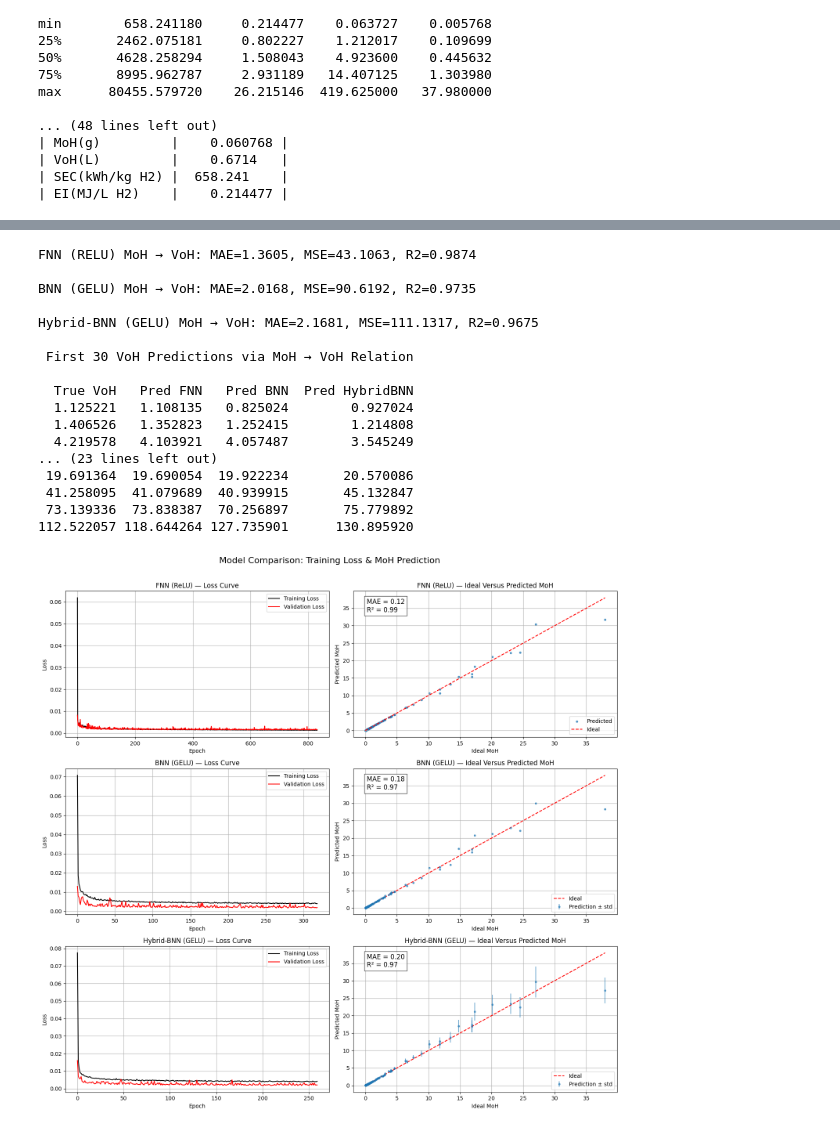
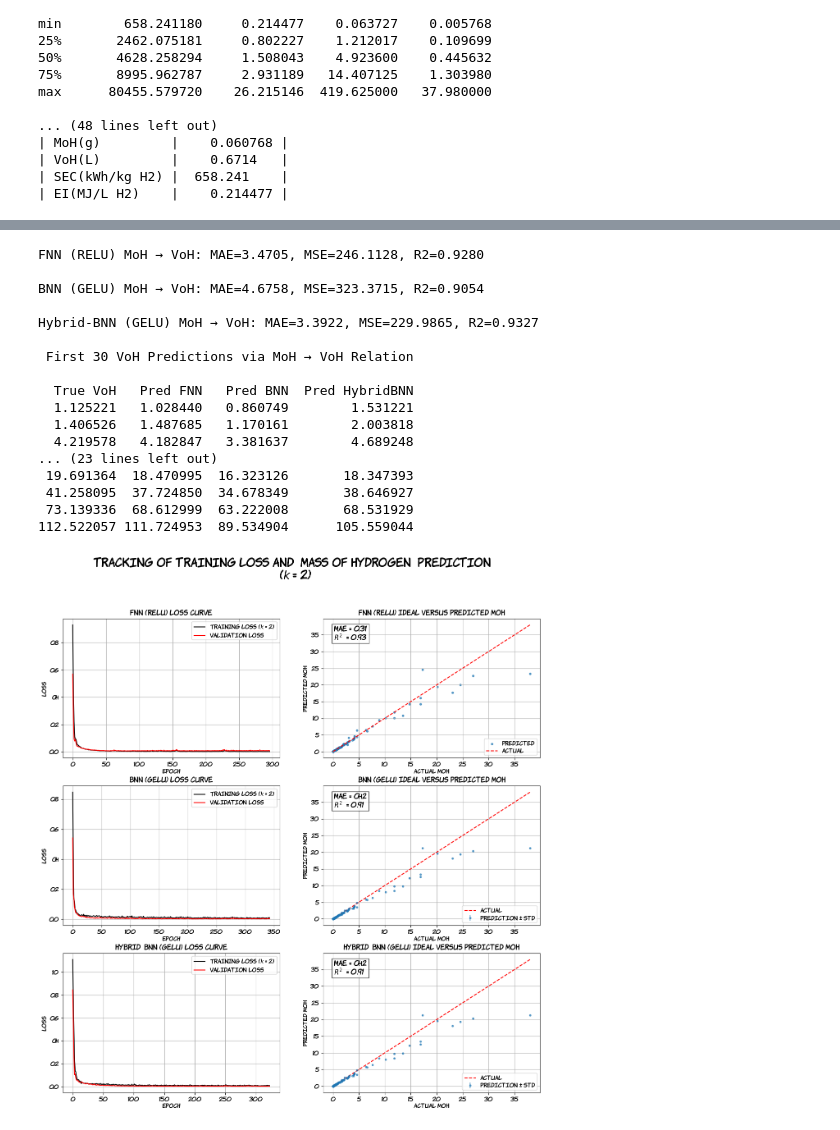
Before and after one commit to teddiclax/METHANE__PYROLYSIS__H2, a Jupyter notebook: __METHANE__PYROLYSIS__H2__UPDATED__.ipynb, the cells around one changed output, grey strips where cells are left out. Cells and saved outputs as stored; diff of their text form; code cells hidden in the pictures.

```diff
--- a/__METHANE__PYROLYSIS__H2__UPDATED__.ipynb
+++ b/__METHANE__PYROLYSIS__H2__UPDATED__.ipynb
@@ -33,7 +35,7 @@ y_raw = raw_df[[target_col]].values  # The Shape of the Column (MoE) is (N,1)
 
 ## Generating Augmented Data for Training the Neural Networks ##
 np.random.seed(42)
-N_aug = 100 # The Original Raw Dataset is Multiplied by 100 (X 100)
+N_aug = 2 # The Original Raw Dataset is Multiplied by 100 (X 100)
 X_aug = np.repeat(X_raw, N_aug, axis=0)
 y_aug = np.repeat(y_raw, N_aug, axis=0)
 
@@ -683,20 +685,20 @@ df_results = pd.DataFrame({
 print("\n First 30 VoH Predictions via MoH → VoH Relation \n")
 print(df_results.head(30).to_string(index=False))
 # %% [output]
-FNN (RELU) MoH → VoH: MAE=1.3605, MSE=43.1063, R2=0.9874
+FNN (RELU) MoH → VoH: MAE=3.4705, MSE=246.1128, R2=0.9280
 
-BNN (GELU) MoH → VoH: MAE=2.0168, MSE=90.6192, R2=0.9735
+BNN (GELU) MoH → VoH: MAE=4.6758, MSE=323.3715, R2=0.9054
 
-Hybrid-BNN (GELU) MoH → VoH: MAE=2.1681, MSE=111.1317, R2=0.9675
+Hybrid-BNN (GELU) MoH → VoH: MAE=3.3922, MSE=229.9865, R2=0.9327
 
  First 30 VoH Predictions via MoH → VoH Relation
 
   True VoH   Pred FNN   Pred BNN  Pred HybridBNN
-  1.125221   1.108135   0.825024        0.927024
-  1.406526   1.352823   1.252415        1.214808
-  4.219578   4.103921   4.057487        3.545249
+  1.125221   1.028440   0.860749        1.531221
+  1.406526   1.487685   1.170161        2.003818
+  4.219578   4.182847   3.381637        4.689248
 ... (23 lines left out)
- 19.691364  19.690054  19.922234       20.570086
- 41.258095  41.079689  40.939915       45.132847
- 73.139336  73.838387  70.256897       75.779892
-112.522057 118.644264 127.735901      130.895920
+ 19.691364  18.470995  16.323126       18.347393
+ 41.258095  37.724850  34.678349       38.646927
+ 73.139336  68.612999  63.222008       68.531929
+112.522057 111.724953  89.534904      105.559044
@@ -703,5 +707,18 @@ Hybrid-BNN (GELU) MoH → VoH: MAE=2.1681, MSE=111.1317, R2=0.9675
 # %%
 ### GRAPHICAL PLOTS FOR IDEAL VERSUS PREDICTED VALUES & TRAINING AND VALIDATION LOSS TRACKING (COMBINED) ###
+import matplotlib.font_manager as fm
+import matplotlib.pyplot as plt
+
+font_path = "/content/KOMIKAH_.ttf"
+fm.fontManager.addfont(font_path)
+komika = fm.FontProperties(fname=font_path)
+
+# Set globally
+plt.rcParams['font.family'] = komika.get_name()
+
+# Explicitly disable LaTeX rendering
+plt.rcParams['text.usetex'] = False
+
 
 ## Defining the selected Neural Network Model and their corresponding Activation Functions ##
 models = ['FNN', 'BNN', 'Hybrid-BNN']
@@ -723,13 +740,13 @@ val_losses_dict = {
 results_dict = {
     'FNN': fnn_results,
     'BNN': bnn_results,
-    'Hybrid-BNN': hybrid_results
+    'Hybrid-BNN': bnn_results
 }
 
 
 ## Defining the Graphical Plot Configurations ##
 fig, axes = plt.subplots(nrows=3, ncols=2, figsize=(15, 15))
-fig.suptitle("Model Comparison: Training Loss & MoH Prediction", fontsize=16)
+fig.suptitle("TRACKING OF TRAINING LOSS AND  MASS OF HYDROGEN  PREDICTION \n ($k$ = 2)", fontsize=20)
 
 for idx, model in enumerate(models):
     act = activations[model]
@@ -737,49 +754,54 @@ for idx, model in enumerate(models):
 
     ## Graphical Plots 1: Training vs Validation Loss ##
     ax1 = axes[idx, 0]
-    ax1.plot(train_losses_dict[model][act], label='Training Loss',color='k')
+    ax1.plot(train_losses_dict[model][act], label='Training Loss ($k$ = 2)',color='k')
     ax1.plot(val_losses_dict[model][act], label='Validation Loss',color='r')
-    ax1.set_title(f'{model} ({act}) — Loss Curve')
+    ax1.set_title(f'{model} ({act}) Loss Curve')
     ax1.set_xlabel('Epoch')
     ax1.set_ylabel('Loss')
     ax1.legend()
     ax1.grid(True)
 
     ## Graphical Plots 2: True vs Predicted MoH ##
     ax2 = axes[idx, 1]
     y_true = results_dict[model][act]['y_true']
     y_pred = results_dict[model][act]['y_pred']
 
-    ## Adding Errors Bars for uncertainty for theHybrid-BNN ##
+    ## Adding Errors Bars for uncertainty for the Hybrid-BNN ##
 
     if 'y_std' in results_dict[model][act]:
         y_std = results_dict[model][act]['y_std']
         ax2.errorbar(y_true.flatten(), y_pred.flatten(), yerr=y_std.flatten(), fmt='o', markersize=3, alpha=0.6, label='Prediction ± std')
     else:
         ax2.scatter(y_true, y_pred, s=10, alpha=0.7, label='Predicted')
 
     ## Diagonal line for the Ideal versus Predicted MoH Graphical Plots ##
 
-    ax2.plot([y_true.min(), y_true.max()], [y_true.min(), y_true.max()], 'r--', label='Ideal')
+    ax2.plot([y_true.min(), y_true.max()], [y_true.min(), y_true.max()], 'r--', label='Actual')
 
     ## Annotating the Metrics on the MoH Graphical Plots ##
     mae = results_dict[model][act]['mae']
     r2 = results_dict[model][act]['r2']
-    ax2.text(0.05, 0.95, f'MAE = {mae:.2f}\nR² = {r2:.2f}', transform=ax2.transAxes,
-             fontsize=12, verticalalignment='top', bbox=dict(facecolor='white', alpha=0.7))
+    ax2.text(0.05, 0.95,
+         (f'MAE = {mae:.2f}\n'
+          rf'$R^2$  = {r2:.2f}'),
+         transform=ax2.transAxes,
+         fontsize=12, verticalalignment='top',
+         bbox=dict(facecolor='white', alpha=0.7))
 
-    ax2.set_title(f'{model} ({act}) — Ideal Versus Predicted MoH')
-    ax2.set_xlabel('Ideal MoH')
+
+    ax2.set_title(f'{model} ({act}) Ideal Versus Predicted MoH')
+    ax2.set_xlabel('Actual MoH')
     ax2.set_ylabel('Predicted MoH')
     ax2.legend()
     ax2.grid(True)
 
 ## Final Layout Adjustments for the Graphical Plots ##
-plt.tight_layout(rect=[0, 0.03, 1, 0.97])
-plt.savefig("Model_Comparison_Plots.png", dpi=600)
+# plt.tight_layout(rect=[0, 0.03, 1, 0.97])
+plt.savefig("Model_Comparison_Plots_2.png", dpi=600)
 plt.show()
 # %% [output]
-[figure, old version]
+[figure, new version]
 # %%
 ### GRAPHICAL PLOTS FOR IDEAL VERSUS PREDICTED VALUES & TRAINING AND VALIDATION LOSS TRACKING (INDIVIDUAL) ###
 
```
Also changed, not shown: parts of 10 cells of this notebook.
